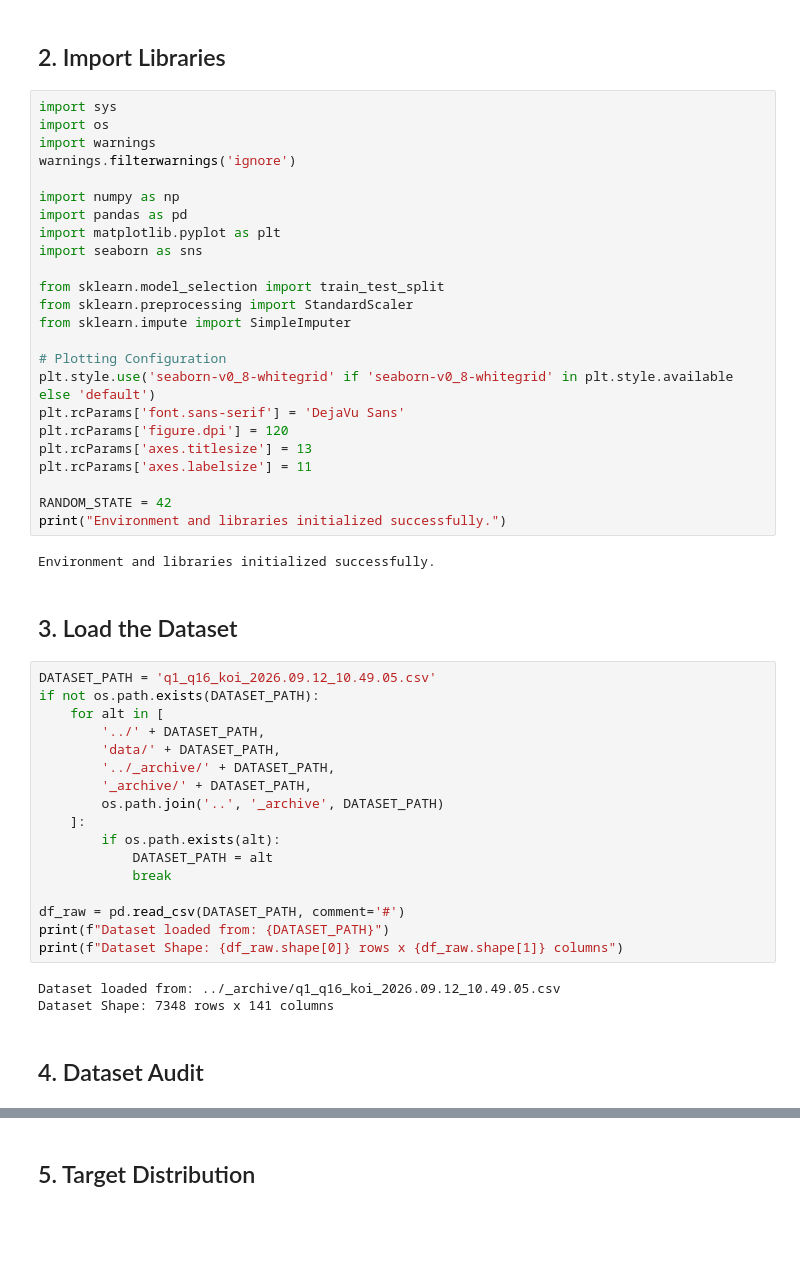
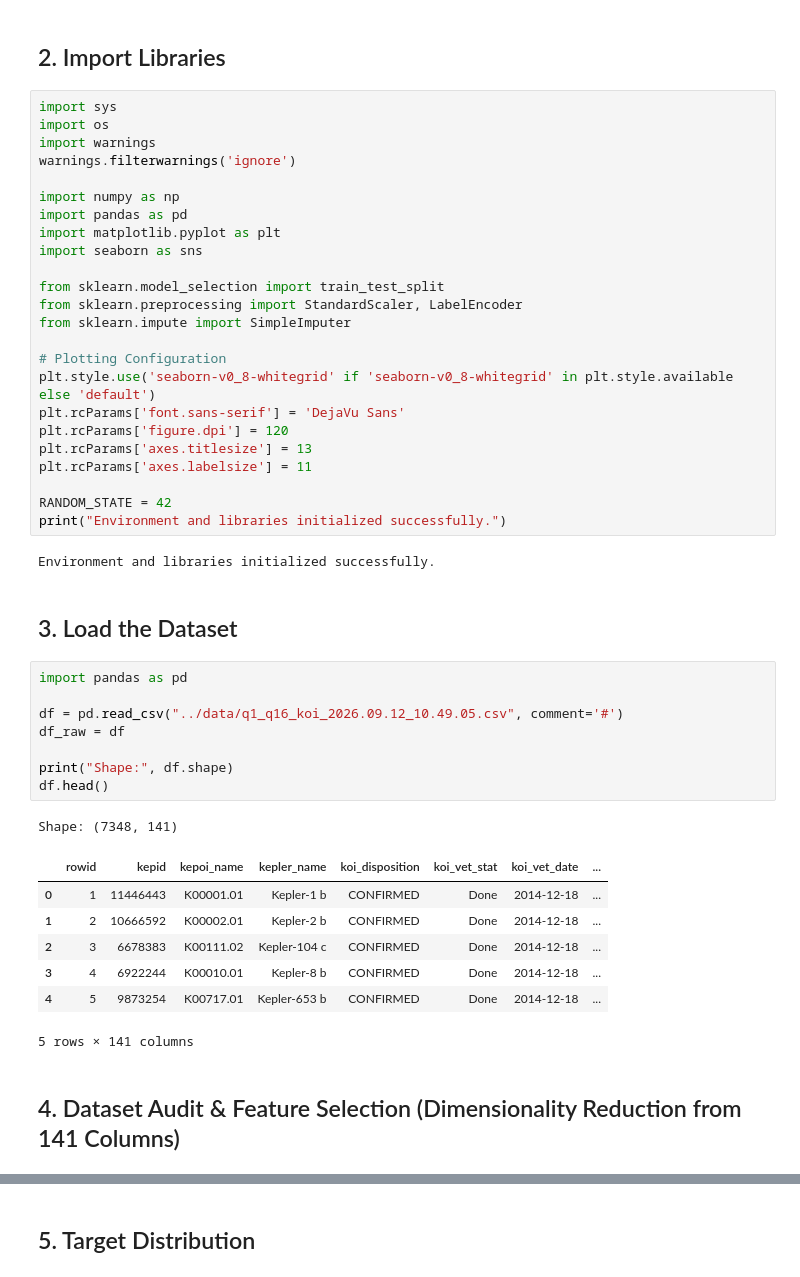
Before and after one commit to saketh2006/Exoplanet-Intelligence, a Jupyter notebook: notebooks/01_preprocessing.ipynb, the cells around one changed output, grey strips where cells are left out. Cells and saved outputs as stored; diff of their text form; blank space fills up the shorter version.

```diff
--- a/notebooks/01_preprocessing.ipynb
+++ b/notebooks/01_preprocessing.ipynb
@@ -22,7 +27,7 @@ import matplotlib.pyplot as plt
 import seaborn as sns
 
 from sklearn.model_selection import train_test_split
-from sklearn.preprocessing import StandardScaler
+from sklearn.preprocessing import StandardScaler, LabelEncoder
 from sklearn.impute import SimpleImputer
 
 # Plotting Configuration
@@ -38,28 +43,25 @@ print("Environment and libraries initialized successfully.")
 Environment and libraries initialized successfully.
 # %% [markdown]
 ## 3. Load the Dataset
-# %%
-DATASET_PATH = 'q1_q16_koi_2026.09.12_10.49.05.csv'
-if not os.path.exists(DATASET_PATH):
-    for alt in [
-        '../' + DATASET_PATH,
-        'data/' + DATASET_PATH,
-        '../_archive/' + DATASET_PATH,
-        '_archive/' + DATASET_PATH,
-        os.path.join('..', '_archive', DATASET_PATH)
-    ]:
-        if os.path.exists(alt):
-            DATASET_PATH = alt
-            break
-
-df_raw = pd.read_csv(DATASET_PATH, comment='#')
-print(f"Dataset loaded from: {DATASET_PATH}")
-print(f"Dataset Shape: {df_raw.shape[0]} rows x {df_raw.shape[1]} columns")
-# %% [output]
-Dataset loaded from: ../_archive/q1_q16_koi_2026.09.12_10.49.05.csv
-Dataset Shape: 7348 rows x 141 columns
+# %%
+import pandas as pd
+
+df = pd.read_csv("../data/q1_q16_koi_2026.09.12_10.49.05.csv", comment='#')
+df_raw = df
+
+print("Shape:", df.shape)
+df.head()
+# %% [output]
+Shape: (7348, 141)
+|  | rowid | kepid | kepoi_name | kepler_name | koi_disposition | koi_vet_stat | koi_vet_date | ... |
+| 0 | 1 | 11446443 | K00001.01 | Kepler-1 b | CONFIRMED | Done | 2014-12-18 | ... |
+| 1 | 2 | 10666592 | K00002.01 | Kepler-2 b | CONFIRMED | Done | 2014-12-18 | ... |
+| 2 | 3 | 6678383 | K00111.02 | Kepler-104 c | CONFIRMED | Done | 2014-12-18 | ... |
+| 3 | 4 | 6922244 | K00010.01 | Kepler-8 b | CONFIRMED | Done | 2014-12-18 | ... |
+| 4 | 5 | 9873254 | K00717.01 | Kepler-653 b | CONFIRMED | Done | 2014-12-18 | ... |
+5 rows × 141 columns
 # %% [markdown]
-## 4. Dataset Audit
+## 4. Dataset Audit & Feature Selection (Dimensionality Reduction from 141 Columns)
 # %%
 # Check duplicate records
 num_duplicates = df_raw.duplicated().sum()
```
Also changed, not shown: parts of 17 cells of this notebook, 20 other files.
